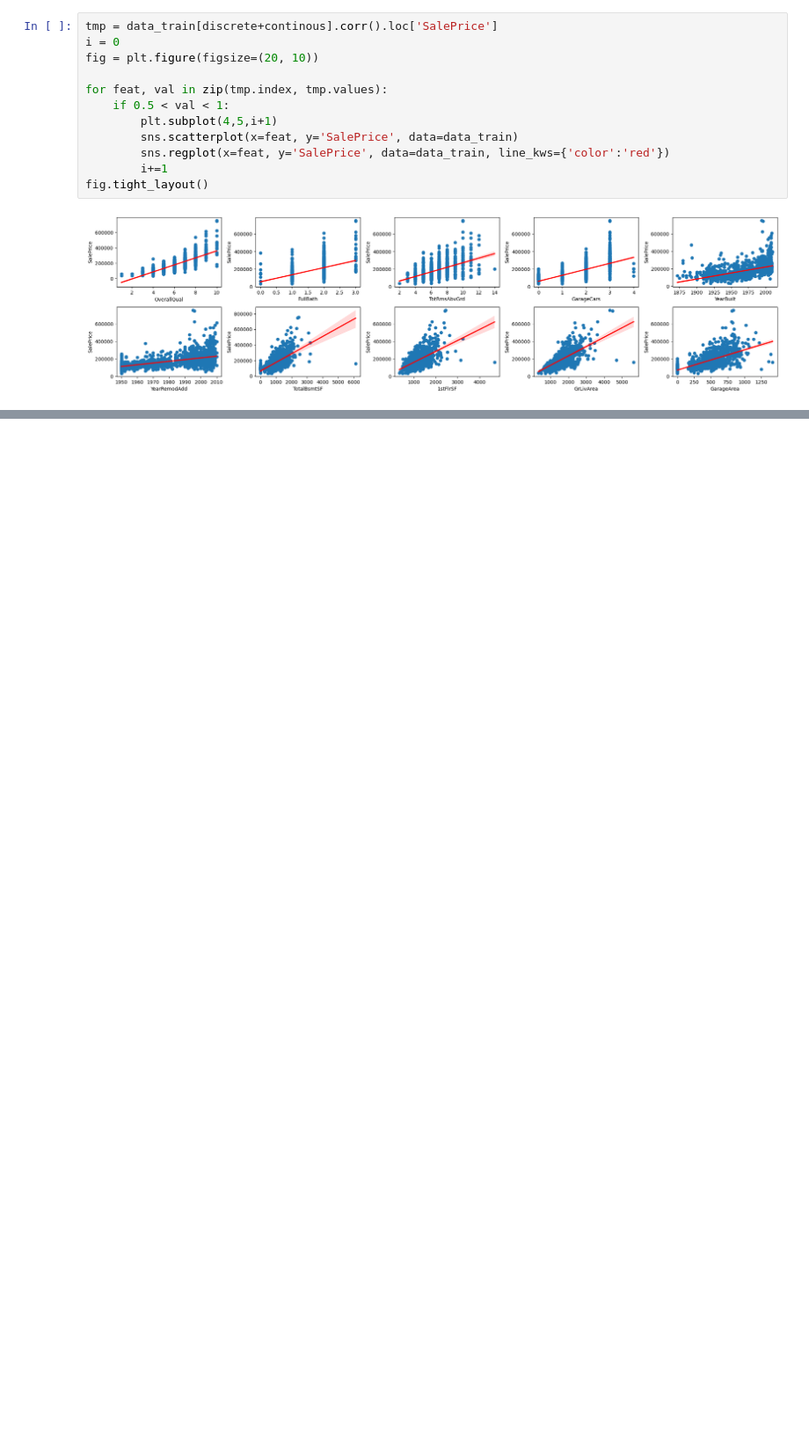
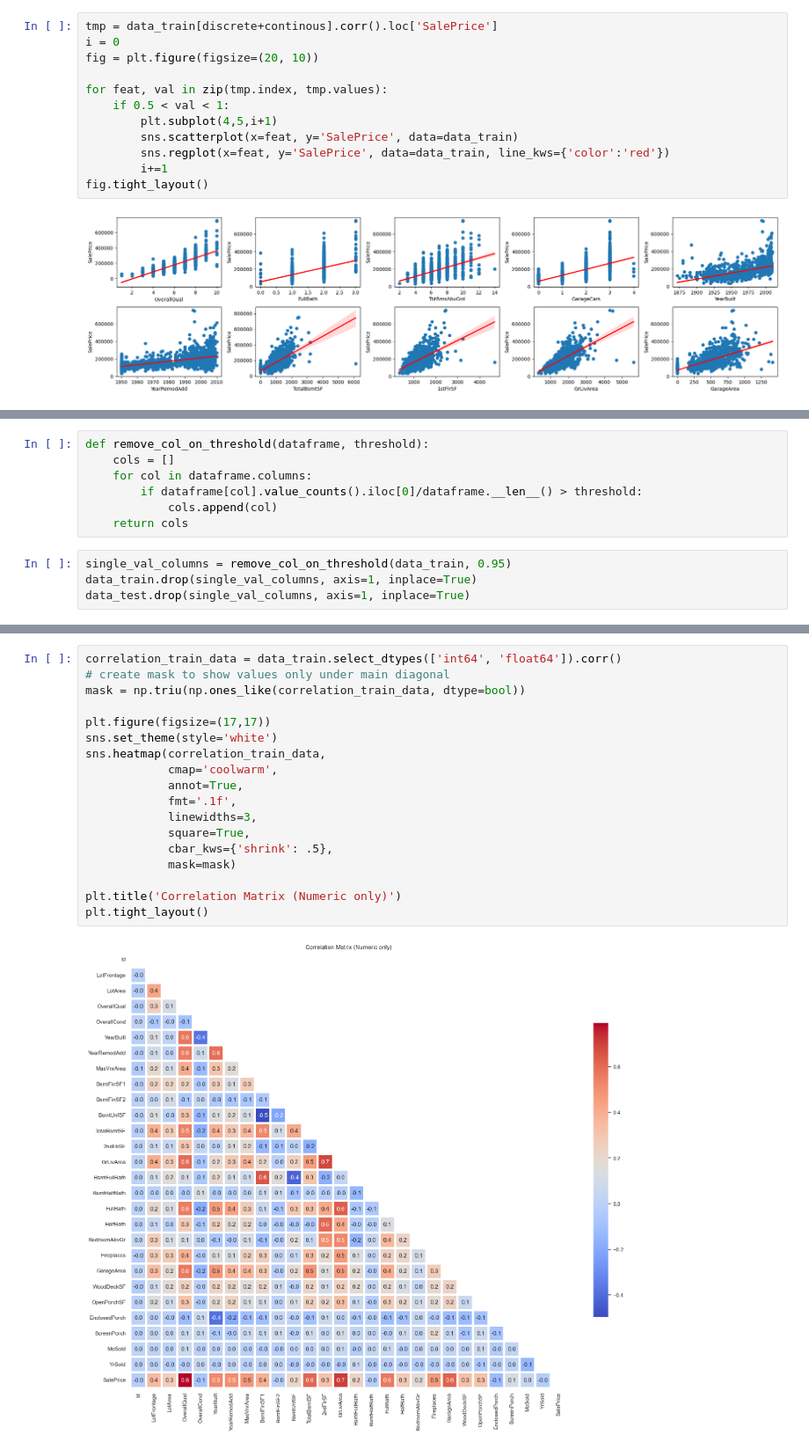
Before and after one commit to Maksym-Kryvenko/House_Prices, a Jupyter notebook: main.ipynb, the cells around one changed output, grey strips where cells are left out. Shown at 88% size. Saved outputs shown, nothing was run; the diff lists cells and outputs as text; blank space fills up the shorter version.

Commit message:
Added outliers, singlevalue features and multicollinearity.

```diff
--- a/main.ipynb
+++ b/main.ipynb
@@ -298,0 +224,11 @@ fig.tight_layout()
+# %%
+def remove_col_on_threshold(dataframe, threshold):
+    cols = []
+    for col in dataframe.columns:
+        if dataframe[col].value_counts().iloc[0]/dataframe.__len__() > threshold:
+            cols.append(col)
+    return cols
+# %%
+single_val_columns = remove_col_on_threshold(data_train, 0.95)
+data_train.drop(single_val_columns, axis=1, inplace=True)
+data_test.drop(single_val_columns, axis=1, inplace=True)
@@ -298,0 +244,20 @@ fig.tight_layout()
+# %%
+correlation_train_data = data_train.select_dtypes(['int64', 'float64']).corr()
+# create mask to show values only under main diagonal
+mask = np.triu(np.ones_like(correlation_train_data, dtype=bool))
+
+plt.figure(figsize=(17,17))
+sns.set_theme(style='white')
+sns.heatmap(correlation_train_data,
+            cmap='coolwarm',
+            annot=True,
+            fmt='.1f',
+            linewidths=3,
+            square=True,
+            cbar_kws={'shrink': .5},
+            mask=mask)
+
+plt.title('Correlation Matrix (Numeric only)')
+plt.tight_layout()
+# %% [output]
+[figure, added]
```
Also changed, not shown: parts of 43 cells of this notebook.
